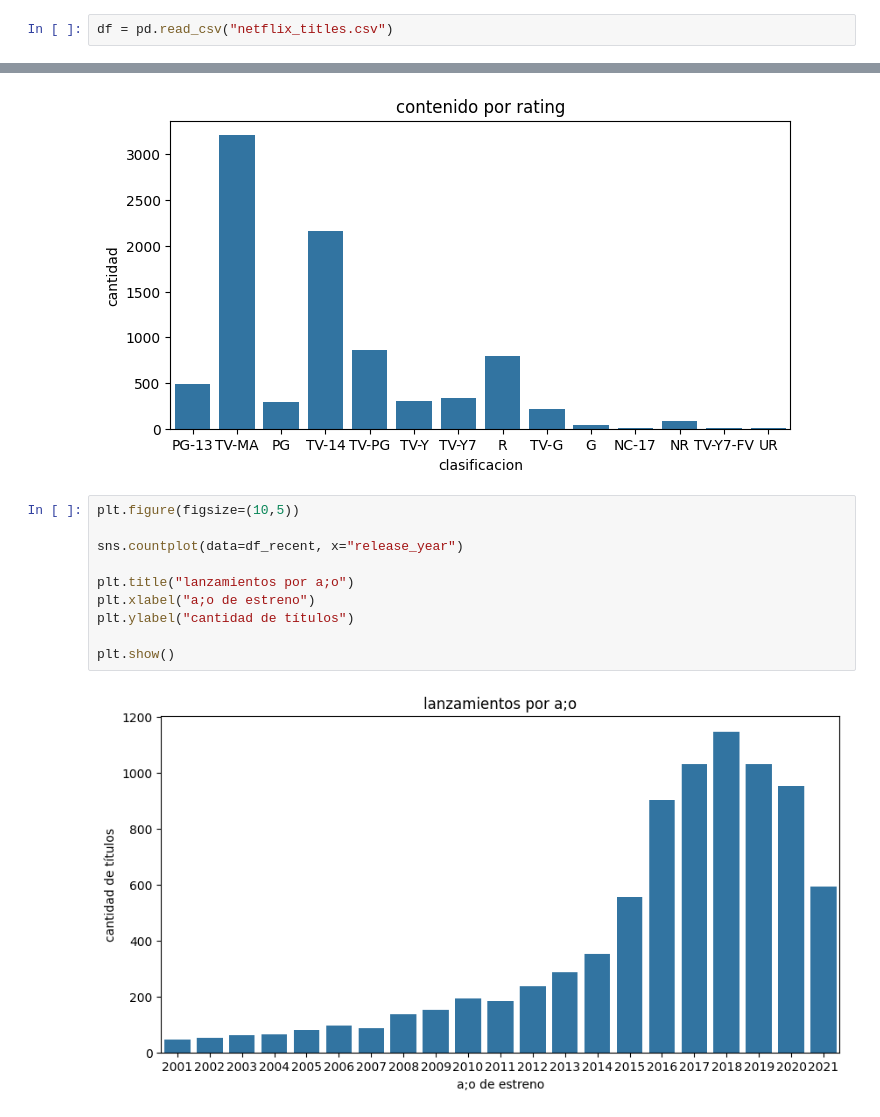
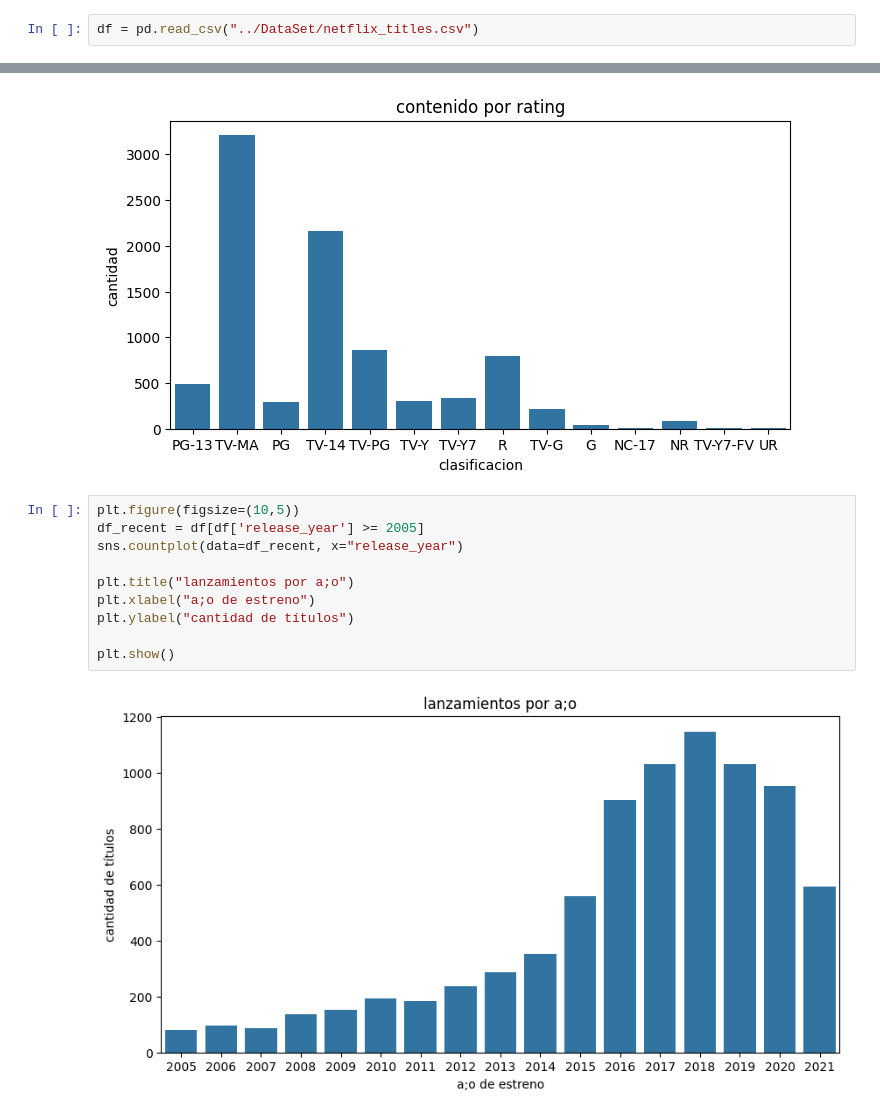
Before and after one commit to tinnlaroli/ECBD-MartinLaraOlivares, a Jupyter notebook: Notebooks/Lab05.ipynb, the cells around one changed output, grey strips where cells are left out. Cells and saved outputs as stored; diff of their text form.

```diff
--- a/NoteBook/Lab05-DIKW_Netflix/Lab05.ipynb
+++ b/Notebooks/Lab05.ipynb
@@ -8,7 +8,7 @@ import pandas as pd
 import matplotlib.pyplot as plt
 import seaborn as sns
 # %%
-df = pd.read_csv("netflix_titles.csv")
+df = pd.read_csv("../DataSet/netflix_titles.csv")
 # %%
 # mostrar las primeras filas
 df.head(3)
@@ -187,16 +187,16 @@ plt.show()
 [figure]
 # %%
 plt.figure(figsize=(10,5))
-
+df_recent = df[df['release_year'] >= 2005]
 sns.countplot(data=df_recent, x="release_year")
 
 plt.title("lanzamientos por a;o")
 plt.xlabel("a;o de estreno")
 plt.ylabel("cantidad de títulos")
 
 plt.show()
 # %% [output]
-[figure, old version]
+[figure, new version]
 # %%
 plt.figure(figsize=(8,4))
 
```
Also changed, not shown: parts of 3 cells of this notebook, 9 other files.
